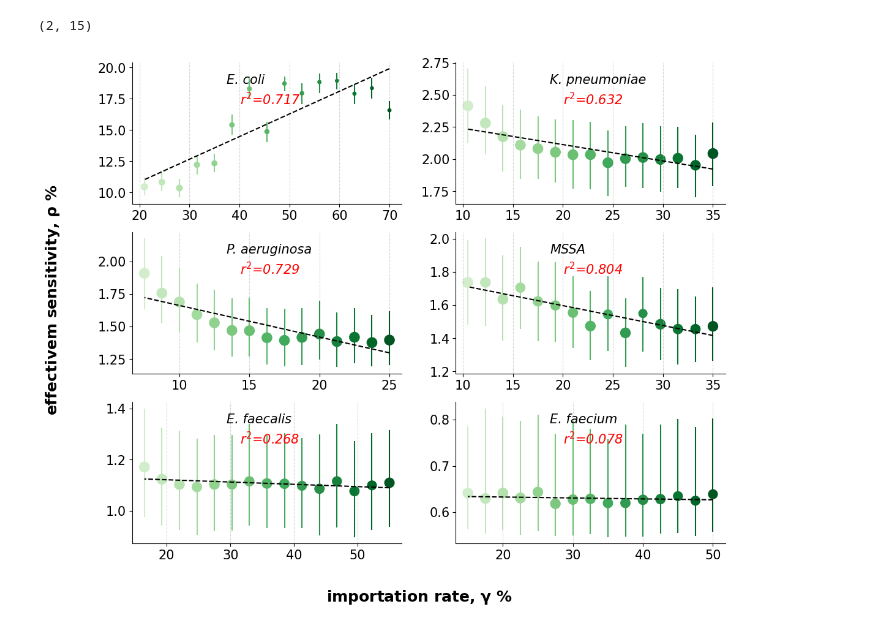
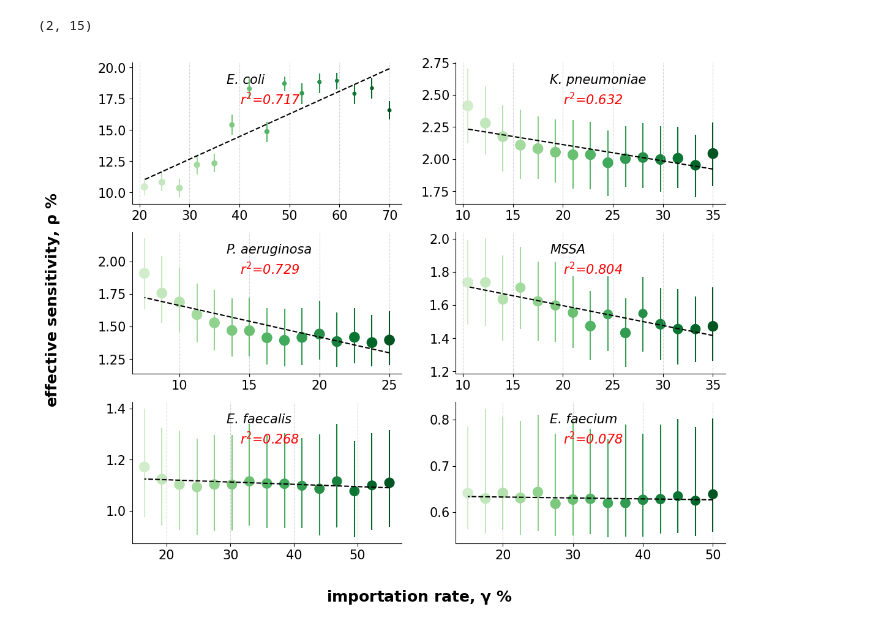
Before and after one commit to ChaosDonkey06/AMR_ABM2, a Jupyter notebook: abm/reviews_epidemics/gamma_sensitivity.ipynb, the cells around one changed output. Saved outputs shown, nothing was run; the diff lists cells and outputs as text; code cells hidden in the pictures.

```diff
--- a/abm/reviews_epidemics/gamma_sensitivity.ipynb
+++ b/abm/reviews_epidemics/gamma_sensitivity.ipynb
@@ -276,32 +282,32 @@ for i_amro, axi in enumerate(ax.flatten()):
     axi.scatter(y_axis, θ_mean[i_amro, :, 0], fc=COLORS_GAMMA, s = sizes_ρ)
 
     quant    = np.quantile(θ_all[i_amro, :, 0], q=[0.05, 0.95], axis=1)
     axi.vlines(x=y_axis, ymin = quant[0, :], ymax = quant[1, :], color=COLORS_GAMMA)
 
     _, _, yhat, r2, _ = linear_regression(y_axis, θ_mean[i_amro, :, 0])
     axi.plot(y_axis, yhat, color="black", linestyle="--")
 
     axi.grid(axis="x", linestyle="--", alpha=0.5)
     axi.spines['right'].set_visible(False)
     axi.spines['top'].set_visible(False)
 
     axi.text(s        = amro2title(amro_search[i_amro]),
             x         = 0.35,
             y         = 0.85,
             transform = axi.transAxes,
             style     = style)
 
     axi.text(s        = r"$r^2$"+"={:0.3f}".format(r2),
             x         = 0.4,
             y         = 0.7,
             transform = axi.transAxes,
             style     = style,
             color     = "red")
 
-fig.supylabel(r"effectivem sensitivity, $\mathbf{\rho}$ %", x=0.01, weight="bold")
+fig.supylabel(r"effective sensitivity, $\mathbf{\rho}$ %", x=0.01, weight="bold")
 fig.supxlabel(r"importation rate, $\mathbf{\gamma}$ %", weight="bold")
 
 fig.savefig(os.path.join("figures", "regression_rho_gamma_sensitivity.png"),
                                                 dpi=300, transparent=True, bbox_inches = 'tight')
 # %% [output]
-[figure, old version]
+[figure, new version]
```
Also changed, not shown: parts of 4 cells of this notebook, 13 other files.
